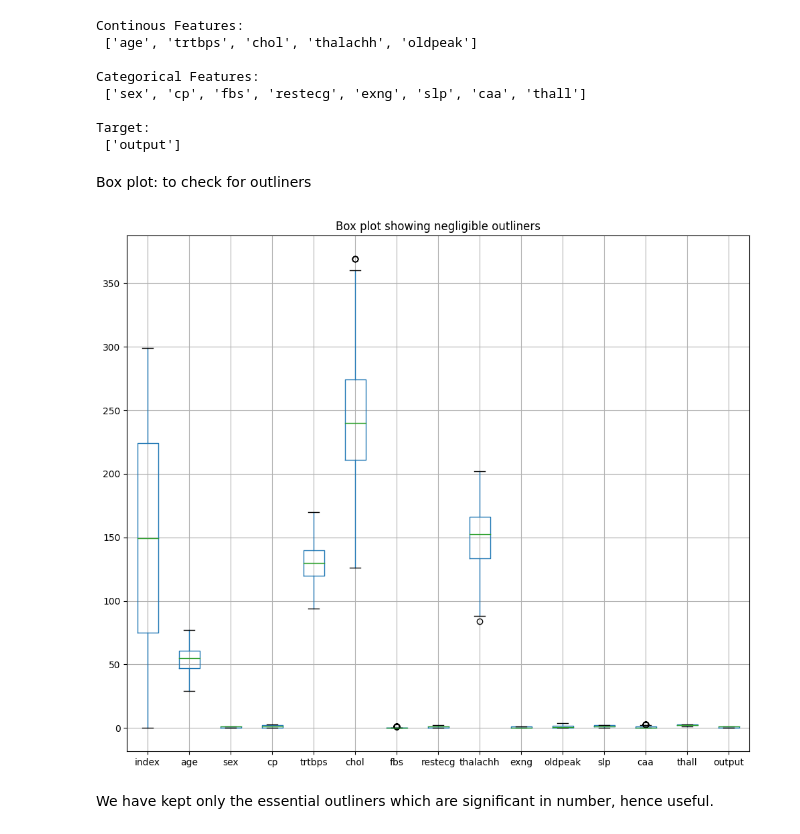
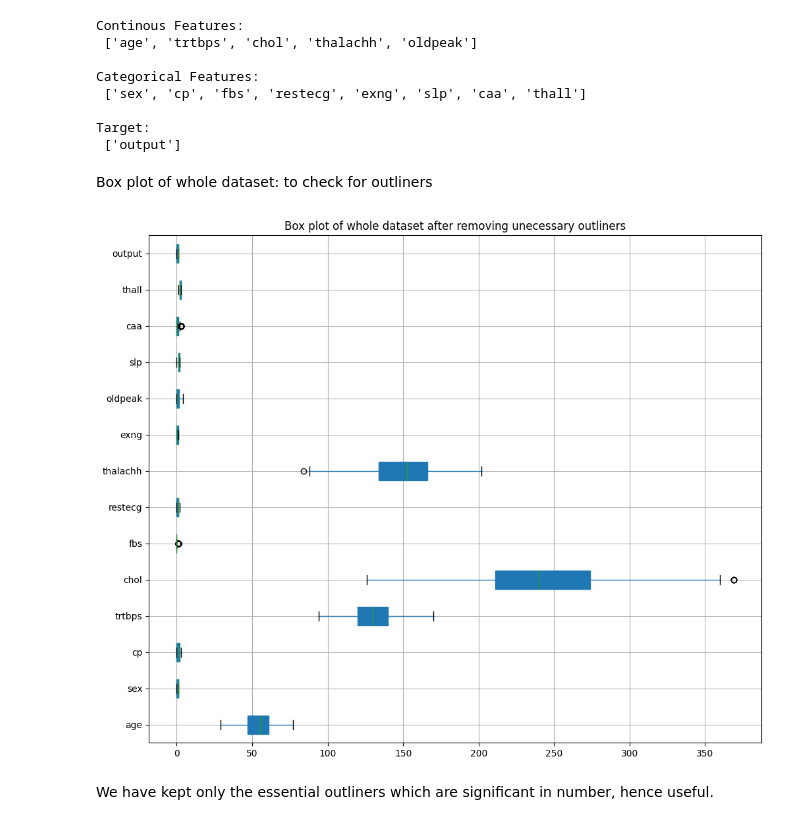
Before and after one commit to kruthi-sb/Cardiac_Events_ML, a Jupyter notebook: EDA/EDA.ipynb, the cells around one changed output. Saved outputs shown, nothing was run; the diff lists cells and outputs as text; code cells hidden in the pictures.

Commit message:
added proper boxplots separately

```diff
--- a/EDA/EDA.ipynb
+++ b/EDA/EDA.ipynb
@@ -8,8 +8,17 @@ Read the data
 # %%
 #read the data
 d = pd.read_csv("C:\\Users\\kruth\\Desktop\\Cardiac\\Cardiac_Events_ML\\preprocessing\\inuse_processed_dataset.csv")
+
+#corrections:
 #correcting the index values
-d["index"] = np.arange(0,300)
+d.drop(["index"],axis = 1, inplace = True)
+
+
+# Select all columns except "col_name"
+cols = d.columns[d.columns != "oldpeak"]
+
+# Convert the datatype of the selected columns to int64
+d[cols] = d[cols].astype(pd.Int64Dtype())
 # %% [markdown]
 Basic info of dataset
 # %%
@@ -128,12 +148,12 @@ Categorical Features:
 Target:
  ['output']
 # %% [markdown]
-Box plot: to check for outliners
+Box plot of whole dataset: to check for outliners
 # %%
-box_plot =d.boxplot(figsize=(12,10))
-plt.title("Box plot showing negligible outliners")
+box_plot =d.boxplot(figsize=(12,10), vert = False, patch_artist = True)
+plt.title("Box plot of whole dataset after removing unecessary outliners")
 plt.show()
 # %% [output]
-[figure, old version]
+[figure, new version]
 # %% [markdown]
 We have kept only the essential outliners which are significant in number, hence useful.
```
Also changed, not shown: parts of 11 cells of this notebook, 3 other files.
